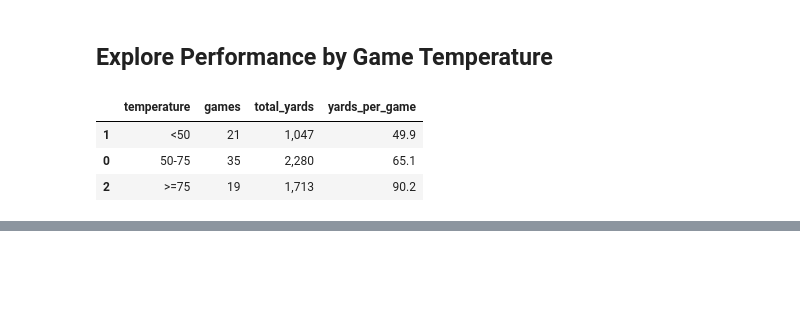
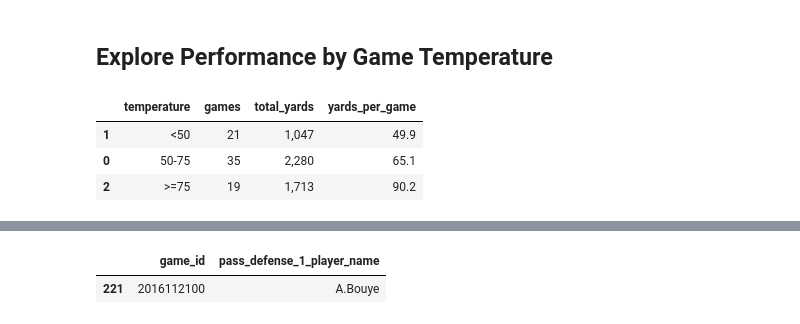
Before and after one commit to mtodisco10/amari, a Jupyter notebook: Amari_EDA.ipynb, the cells around one changed output, grey strips where cells are left out. Cells and saved outputs as stored; diff of their text form; code cells hidden in the pictures; blank space fills up the shorter version.

```diff
--- a/Amari_EDA.ipynb
+++ b/Amari_EDA.ipynb
@@ -256,0 +277,6 @@ is_prime(7)
+# %%
+amari_pbp.loc[amari_pbp.pass_defense_1_player_name.str.contains('Bouye', na=False),
+              ['game_id','pass_defense_1_player_name']]
+# %% [output]
+|  | game_id | pass_defense_1_player_name |
+| 221 | 2016112100 | A.Bouye |
```
Also changed, not shown: parts of 3 cells of this notebook.
